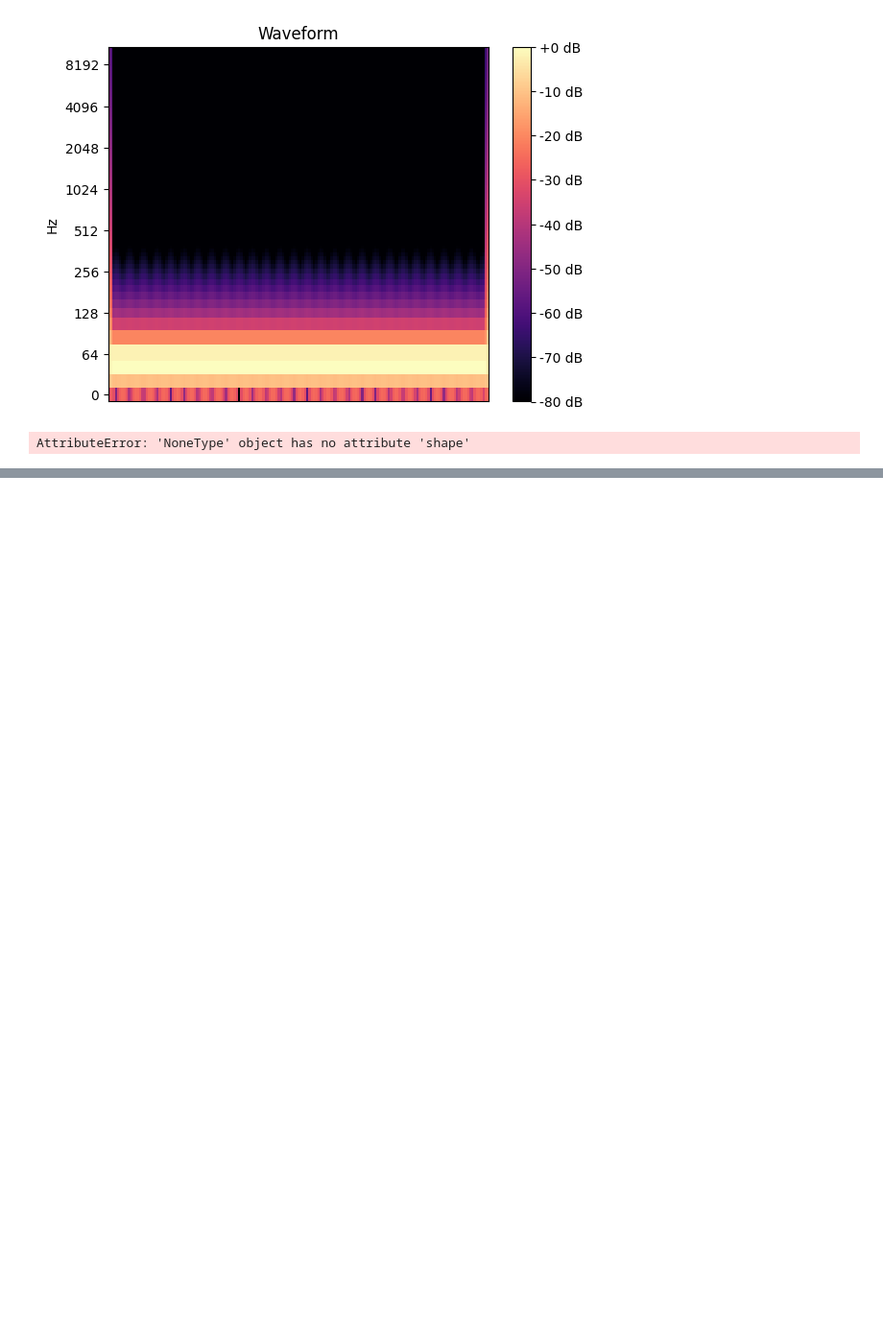
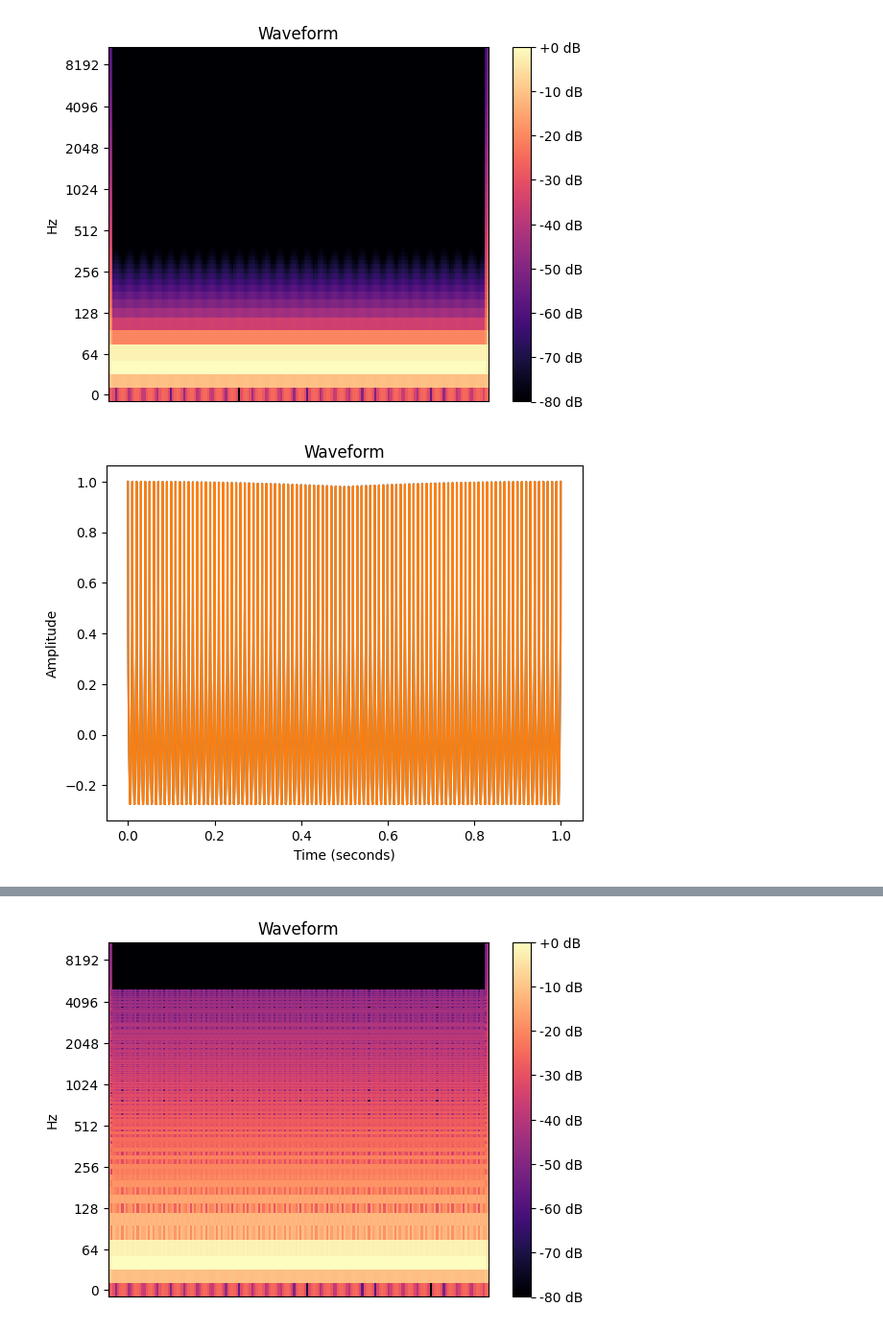
Before and after one commit to BrianaF691/MusicComputing-, a Jupyter notebook: assignments/labAssignment4.ipynb, the cells around one changed output, grey strips where cells are left out. Shown at 96% size. Cells and saved outputs as stored; diff of their text form; code cells hidden in the pictures; blank space fills up the shorter version.

```diff
--- a/assignments/labAssignment4.ipynb
+++ b/assignments/labAssignment4.ipynb
@@ -87,36 +87,31 @@ def makeWaveforms(frequency,samplingRate,numHarmonics,waveType):
     # additiveSynthesis.ipyn
     # if, elif (else if) and else can be used to evaluate the contents of a variable
 
-  if waveType == 'sawtooth':
-    lowestHarm = 1
+  if waveType == 'sawtooth' :
     seqHarm = 1
     ampExponent = 1
 
-  elif waveType == 'square':
-    lowestHarm = 1
+  elif waveType == 'square' :
     seqHarm = 2
     ampExponent = 1
 
-  elif waveType == 'triangle':
-    lowestHarm = 1
+  elif waveType == 'triangle' :
     seqHarm = 2
     ampExponent = 2
 
-  else:
-    lowestHarm = 1
+  else :
     numHarmonics = 1
     seqHarm = 1
     ampExponent = 1
 
+  # call additiveSynthesis() to generate a waveform
+
+  signal = additiveSynthesis(samplingRate,frequency,numHarmonics,seqHarm,ampExponent)
 
 
-    # call additiveSynthesis() to generate a waveform
+  # return the generated waveform (signal)
 
-    signal = additiveSynthesis(samplingRate,frequency,numHarmonics,seqHarm,ampExponent)
-
-    # return the generated waveform (signal)
-
-    return signal
+  return signal
 # %%
 def visualizeWaveforms(frequency, samplingRate, numHarmonics, waveType, winSize, specType):
   # call makeWaveform()
@@ -148,13 +145,13 @@ IPython.display.Audio(data=signal,rate=samplingRate)
 # %%
 frequency = 100
 samplingRate = 44100
 numHarmonics = 100
 waveType = 'sawtooth'
 winSize = 1024
 specType = 'log'
 
-signal2 = visualizeWaveforms(100,44100,100,'sawtooth',1024,'log')
+signal = visualizeWaveforms(100,44100,100,'sawtooth',1024,'log')
 
-IPython.display.Audio(data=signal2, rate=samplingRate)
+IPython.display.Audio(data=signal, rate=samplingRate)
 # %% [output]
-AttributeError: 'NoneType' object has no attribute 'shape'
+[figure, added]
@@ -161,3 +159,4 @@ AttributeError: 'NoneType' object has no attribute 'shape'
+[figure, added]
 # %%
 frequency = 100
 samplingRate = 44100
```
Also changed, not shown: parts of 4 cells of this notebook.
